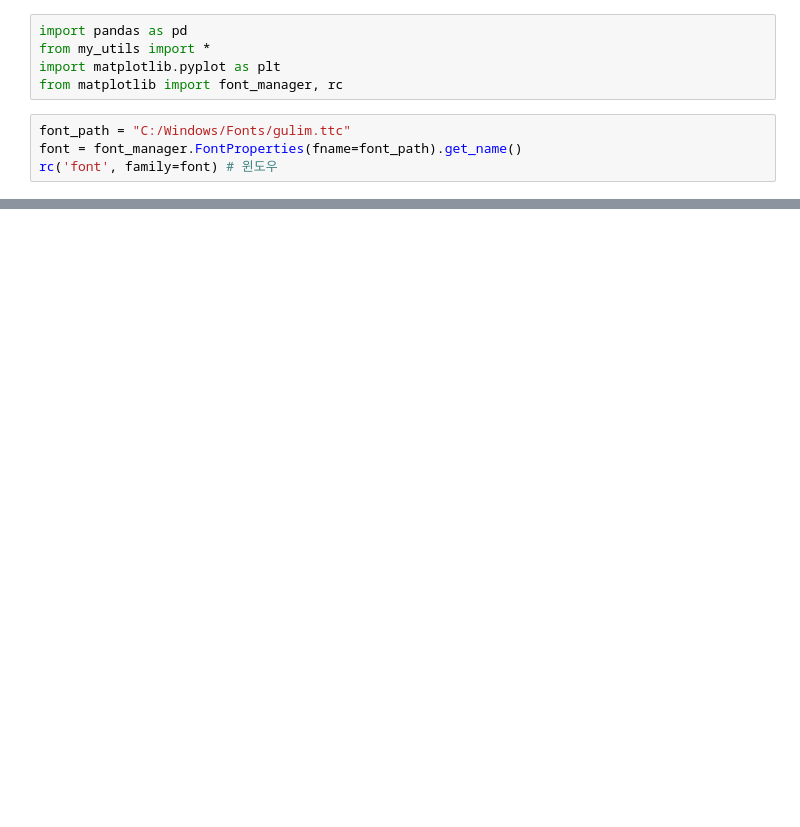
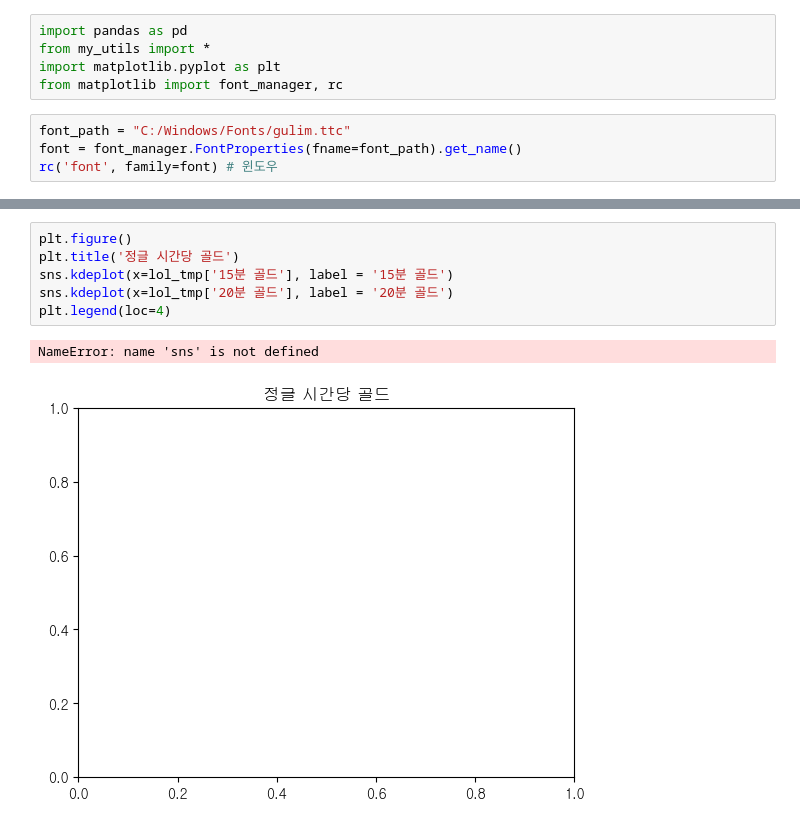
Before and after one commit to xoals00/Python, a Jupyter notebook: 0103.ipynb, the cells around one changed output, grey strips where cells are left out. Cells and saved outputs as stored; diff of their text form; blank space fills up the shorter version.

```diff
--- a/0103.ipynb
+++ b/0103.ipynb
@@ -61,0 +232,9 @@ emerald_df
+# %%
+plt.figure()
+plt.title('정글 시간당 골드')
+sns.kdeplot(x=lol_tmp['15분 골드'], label = '15분 골드')
+sns.kdeplot(x=lol_tmp['20분 골드'], label = '20분 골드')
+plt.legend(loc=4)
+# %% [output]
+NameError: name 'sns' is not defined
+[figure, added]
```
Also changed, not shown: parts of 30 cells of this notebook, 5 other files.
